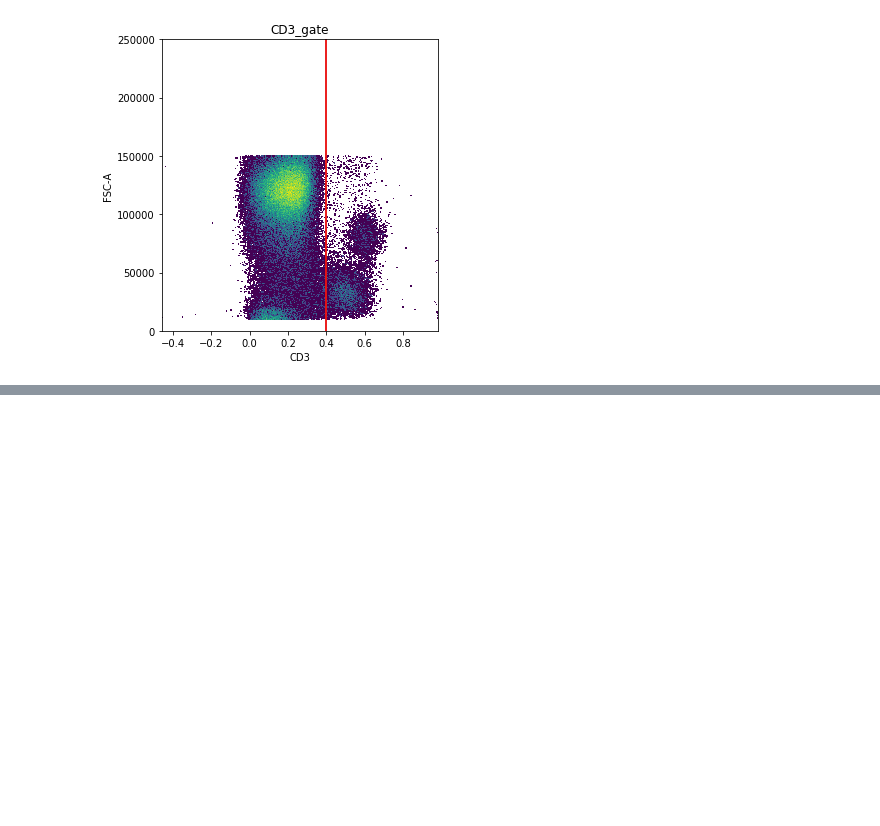
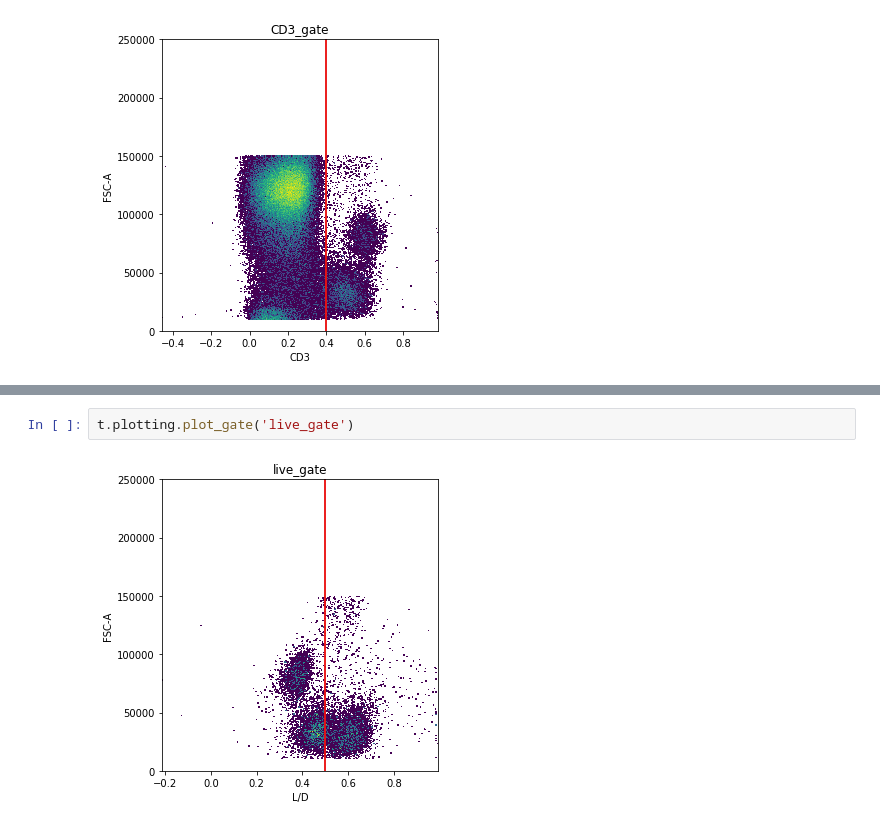
Before and after one commit to burtonrj/CytoPy, a Jupyter notebook: Notebooks/PD/1_preprocessing/PDMCt/302-01_pdmc_t.ipynb, the cells around one changed output, grey strips where cells are left out. Saved outputs shown, nothing was run; the diff lists cells and outputs as text; blank space fills up the shorter version.

```diff
--- a/Notebooks/PD/1_preprocessing/PDMCt/302-01_pdmc_t.ipynb
+++ b/Notebooks/PD/1_preprocessing/PDMCt/302-01_pdmc_t.ipynb
@@ -86,0 +95,4 @@ New population: live
+# %%
+t.plotting.plot_gate('live_gate')
+# %% [output]
+[figure, added]
```
Also changed, not shown: parts of 10 cells of this notebook, 5 other files.
